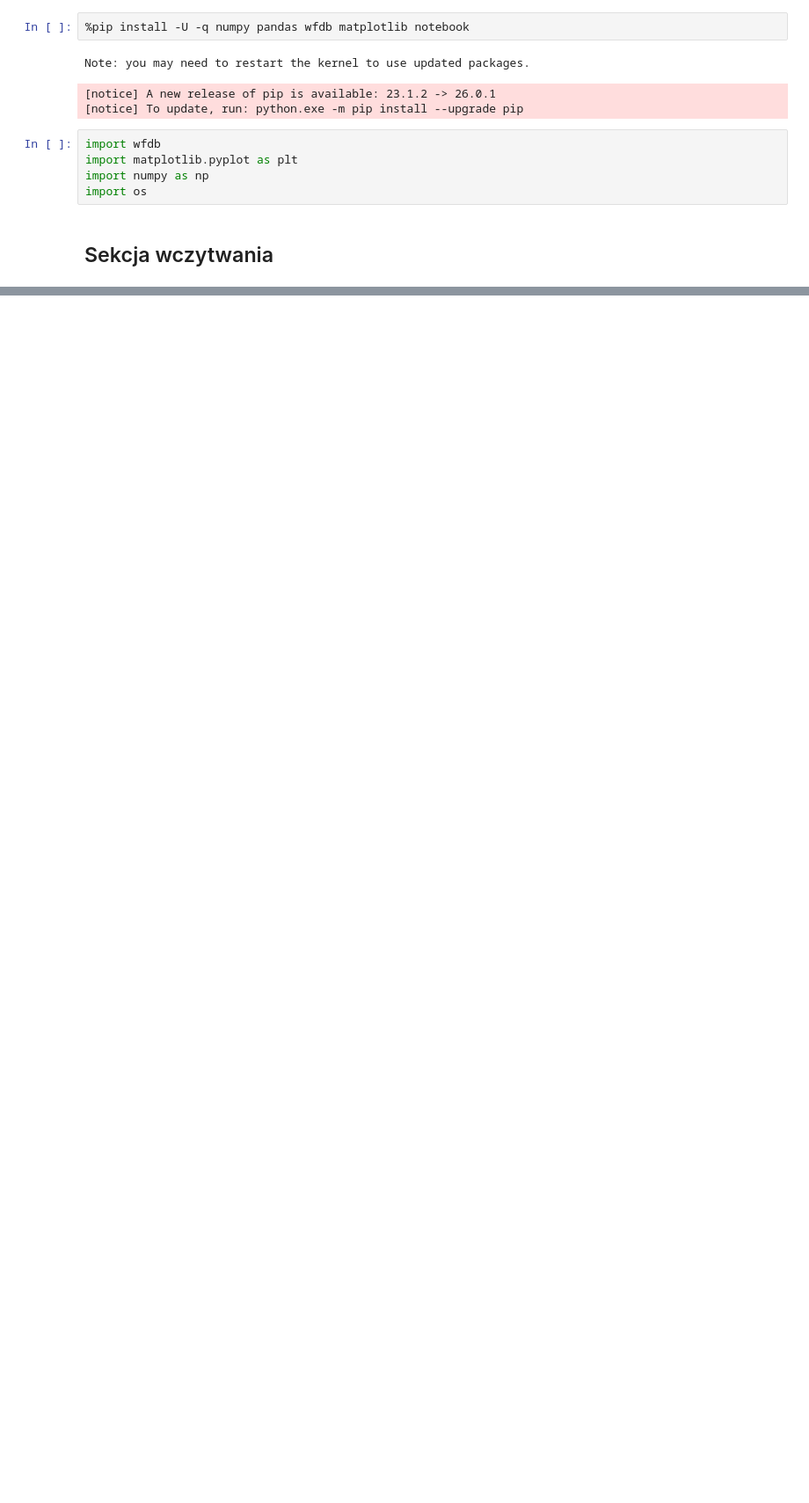
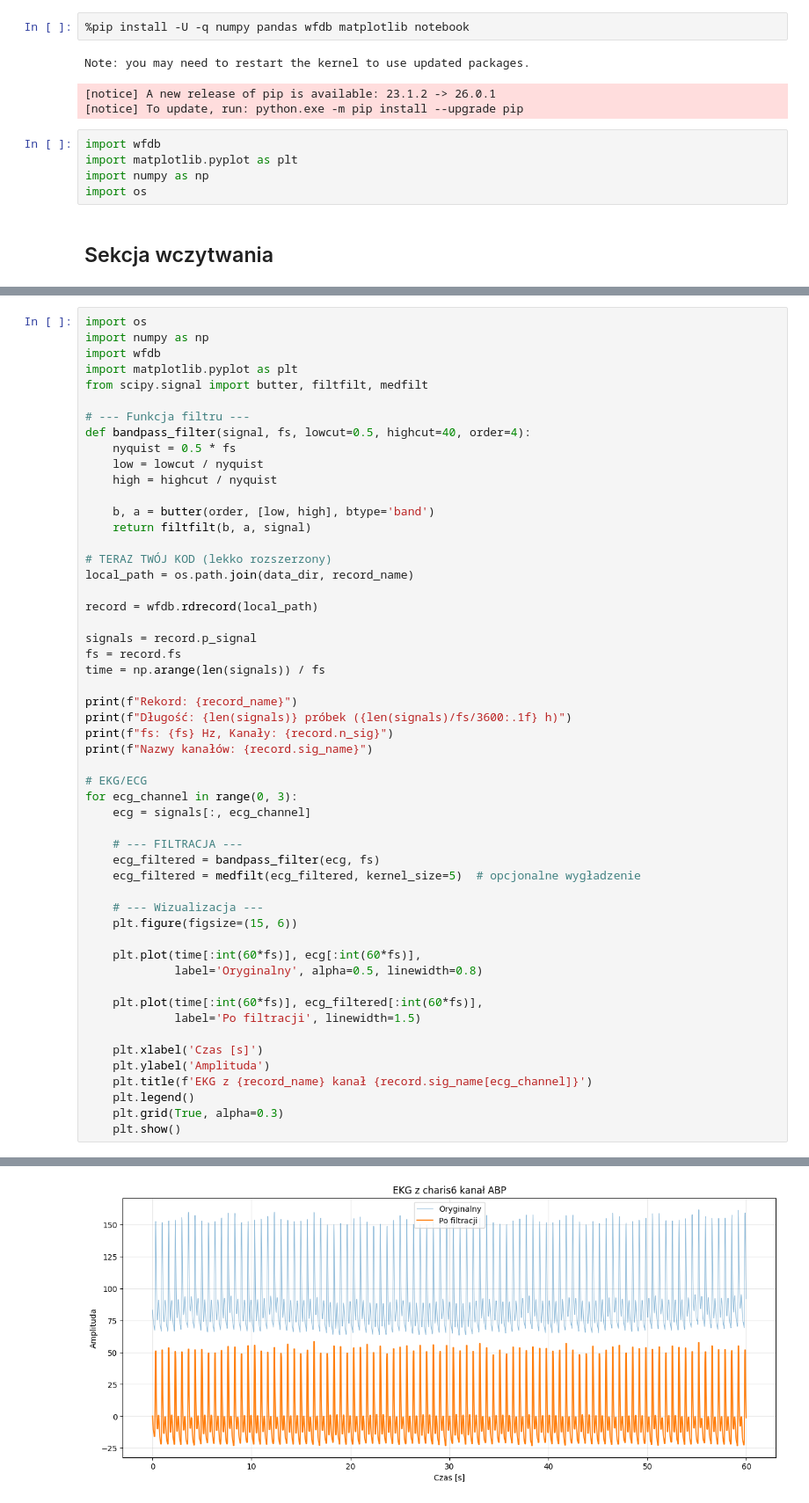
Before and after one commit to Michuupk/jednowymiarowe_sygnaly_projekt, a Jupyter notebook: colab.ipynb, the cells around one changed output, grey strips where cells are left out. Shown at 88% size. Drawn from its saved outputs; the diff is of its cells as text; blank space fills up the shorter version.

```diff
--- a/colab.ipynb
+++ b/colab.ipynb
@@ -62,0 +64,54 @@ NameError: name 'make_fourier' is not defined
+# %%
+import os
+import numpy as np
+import wfdb
+import matplotlib.pyplot as plt
+from scipy.signal import butter, filtfilt, medfilt
+
+# --- Funkcja filtru ---
+def bandpass_filter(signal, fs, lowcut=0.5, highcut=40, order=4):
+    nyquist = 0.5 * fs
+    low = lowcut / nyquist
+    high = highcut / nyquist
+
+    b, a = butter(order, [low, high], btype='band')
+    return filtfilt(b, a, signal)
+
+# TERAZ TWÓJ KOD (lekko rozszerzony)
+local_path = os.path.join(data_dir, record_name)
+
+record = wfdb.rdrecord(local_path)
+
+signals = record.p_signal
+fs = record.fs
+time = np.arange(len(signals)) / fs
+
+print(f"Rekord: {record_name}")
+print(f"Długość: {len(signals)} próbek ({len(signals)/fs/3600:.1f} h)")
+print(f"fs: {fs} Hz, Kanały: {record.n_sig}")
+print(f"Nazwy kanałów: {record.sig_name}")
+
+# EKG/ECG
+for ecg_channel in range(0, 3):
+    ecg = signals[:, ecg_channel]
+
+    # --- FILTRACJA ---
+    ecg_filtered = bandpass_filter(ecg, fs)
+    ecg_filtered = medfilt(ecg_filtered, kernel_size=5)  # opcjonalne wygładzenie
+
+    # --- Wizualizacja ---
+    plt.figure(figsize=(15, 6))
+
+    plt.plot(time[:int(60*fs)], ecg[:int(60*fs)],
+             label='Oryginalny', alpha=0.5, linewidth=0.8)
+
+    plt.plot(time[:int(60*fs)], ecg_filtered[:int(60*fs)],
+             label='Po filtracji', linewidth=1.5)
+
+    plt.xlabel('Czas [s]')
+    plt.ylabel('Amplituda')
+    plt.title(f'EKG z {record_name} kanał {record.sig_name[ecg_channel]}')
+    plt.legend()
+    plt.grid(True, alpha=0.3)
+    plt.show()
+# %% [output]
@@ -62,0 +122 @@ NameError: name 'make_fourier' is not defined
+[figure, added]
```
Also changed, not shown: parts of 3 cells of this notebook.
